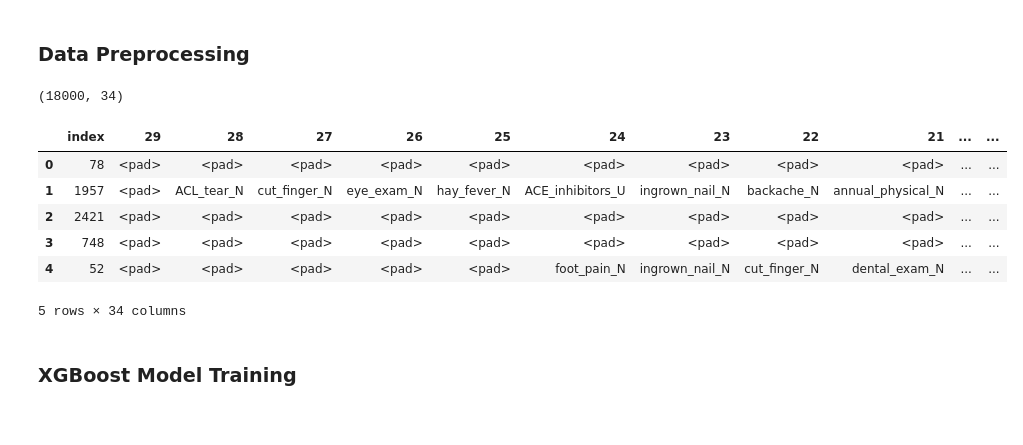
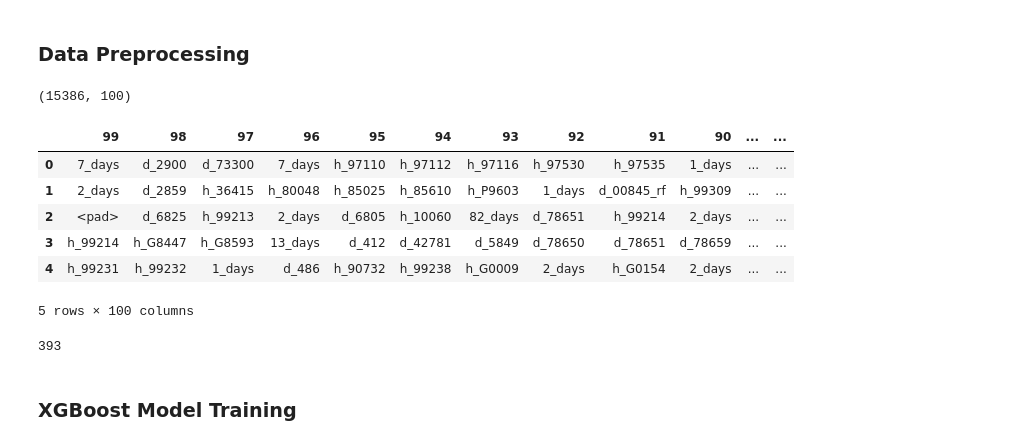
Before and after one commit to Weilin37/CMSAI_Research, a Jupyter notebook: model/toy_simple/AE_CDiff/xgb_manual.ipynb, the cells around one changed output. Cells and saved outputs as stored; diff of their text form; code cells hidden in the pictures.

```diff
--- a/model/toy_simple/AE_CDiff/xgb_manual.ipynb
+++ b/model/toy_simple/AE_CDiff/xgb_manual.ipynb
@@ -238,14 +244,17 @@ if TRAIN_MODEL:
 ### Data Preprocessing
 # %%
 df = pd.read_csv(train_data_path)
+
+columns = [str(i) for i in range(seq_len - 1, -1, -1)]
+df = df[columns]
 print(df.shape)
 df.head()
 # %% [output]
-(18000, 34)
+(15386, 100)
-|  | index | 29 | 28 | 27 | 26 | 25 | 24 | 23 | 22 | 21 | ... | ... |
-| 0 | 78 | <pad> | <pad> | <pad> | <pad> | <pad> | <pad> | <pad> | <pad> | <pad> | ... | ... |
-| 1 | 1957 | <pad> | ACL_tear_N | cut_finger_N | eye_exam_N | hay_fever_N | ACE_inhibitors_U | ingrown_nail_N | backache_N | annual_physical_N | ... | ... |
-| 2 | 2421 | <pad> | <pad> | <pad> | <pad> | <pad> | <pad> | <pad> | <pad> | <pad> | ... | ... |
-| 3 | 748 | <pad> | <pad> | <pad> | <pad> | <pad> | <pad> | <pad> | <pad> | <pad> | ... | ... |
-| 4 | 52 | <pad> | <pad> | <pad> | <pad> | <pad> | foot_pain_N | ingrown_nail_N | cut_finger_N | dental_exam_N | ... | ... |
+|  | 99 | 98 | 97 | 96 | 95 | 94 | 93 | 92 | 91 | 90 | ... | ... |
+| 0 | 7_days | d_2900 | d_73300 | 7_days | h_97110 | h_97112 | h_97116 | h_97530 | h_97535 | 1_days | ... | ... |
+| 1 | 2_days | d_2859 | h_36415 | h_80048 | h_85025 | h_85610 | h_P9603 | 1_days | d_00845_rf | h_99309 | ... | ... |
+| 2 | <pad> | d_6825 | h_99213 | 2_days | d_6805 | h_10060 | 82_days | d_78651 | h_99214 | 2_days | ... | ... |
+| 3 | h_99214 | h_G8447 | h_G8593 | 13_days | d_412 | d_42781 | d_5849 | d_78650 | d_78651 | d_78659 | ... | ... |
+| 4 | h_99231 | h_99232 | 1_days | d_486 | h_90732 | h_99238 | h_G0009 | 2_days | h_G0154 | 2_days | ... | ... |
-5 rows × 34 columns
+5 rows × 100 columns
@@ -254,3 +265,11 @@ tokens = xgb_utils.get_valid_tokens(df, seq_len)
+# %%
+tokens = list(vocab._vocab.keys())
+tokens.remove("<pad>")
+tokens.remove("<unk>")
+tokens = [token for token in tokens if "day" not in token]
+len(tokens)
+# %% [output]
+393
 # %%
 if PREPROCESS_DATA:
     xgb_utils.prepare_data(
```
Also changed, not shown: parts of 20 cells of this notebook, 2 other files.
